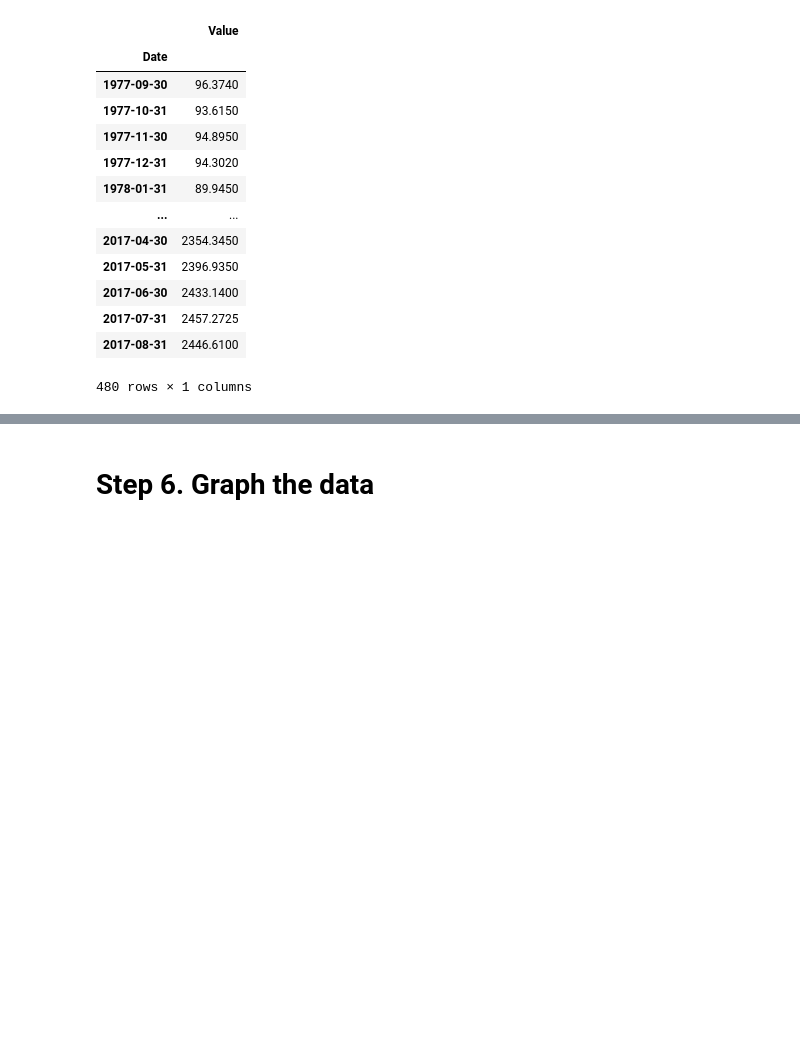
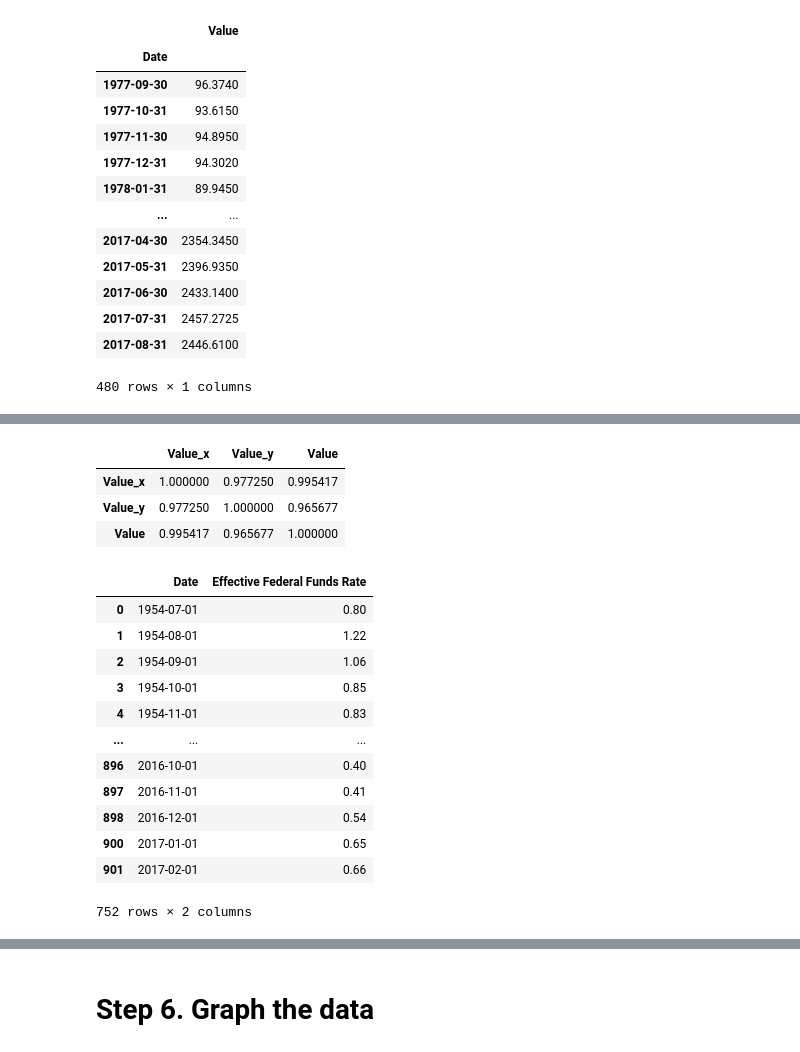
Before and after one commit to dwk601/Google-Capstone, a Jupyter notebook: main.ipynb, the cells around one changed output, grey strips where cells are left out. Drawn from its saved outputs; the diff is of its cells as text; code cells hidden in the pictures; blank space fills up the shorter version.

```diff
--- a/main.ipynb
+++ b/main.ipynb
@@ -201,4 +226,11 @@ sp_data_monthly
 # %%
-sp_merged_data = pd.merge(rate_data, sp_data, on='Date')
-nas_merged_data = pd.merge(rate_data, nas_data, on='Date')
-dow_merged_data = pd.merge(rate_data, dow_data, on='Date')
+index_data = pd.merge(sp_data, nas_data, on='Date')
+index_data = pd.merge(index_data, dow_data, on='Date')
+
+corr = index_data.corr()
+corr
+# %% [output]
+|  | Value_x | Value_y | Value |
+| Value_x | 1.000000 | 0.977250 | 0.995417 |
+| Value_y | 0.977250 | 1.000000 | 0.965677 |
+| Value | 0.995417 | 0.965677 | 1.000000 |
@@ -212,0 +237,18 @@ dow_corr_value = dow_merged_data['Effective Federal Funds Rate'].corr(dow_merged
+# %%
+# Create a new dataframe that contains only the date and Effective Federal Funds Rate columns
+new_rate_data = rate_data[['Date', 'Effective Federal Funds Rate']]
+new_rate_data
+# %% [output]
+|  | Date | Effective Federal Funds Rate |
+| 0 | 1954-07-01 | 0.80 |
+| 1 | 1954-08-01 | 1.22 |
+| 2 | 1954-09-01 | 1.06 |
+| 3 | 1954-10-01 | 0.85 |
+| 4 | 1954-11-01 | 0.83 |
+| ... | ... | ... |
+| 896 | 2016-10-01 | 0.40 |
+| 897 | 2016-11-01 | 0.41 |
+| 898 | 2016-12-01 | 0.54 |
+| 900 | 2017-01-01 | 0.65 |
+| 901 | 2017-02-01 | 0.66 |
+752 rows × 2 columns
```
Also changed, not shown: parts of 13 cells of this notebook.
